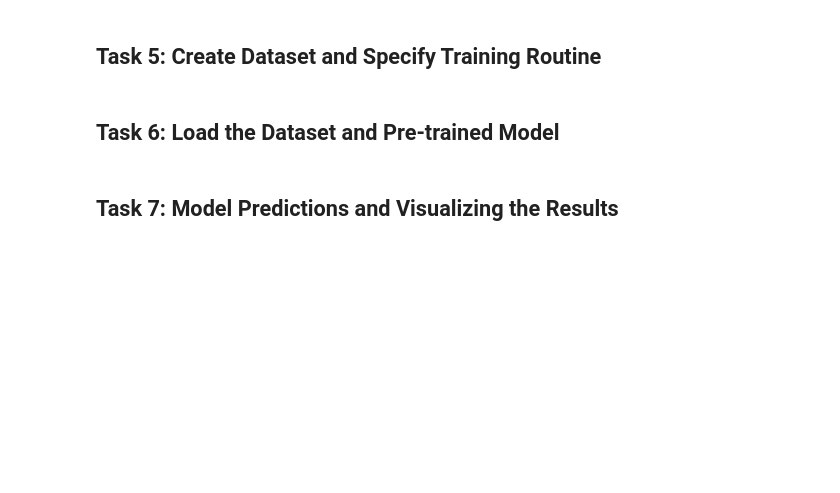
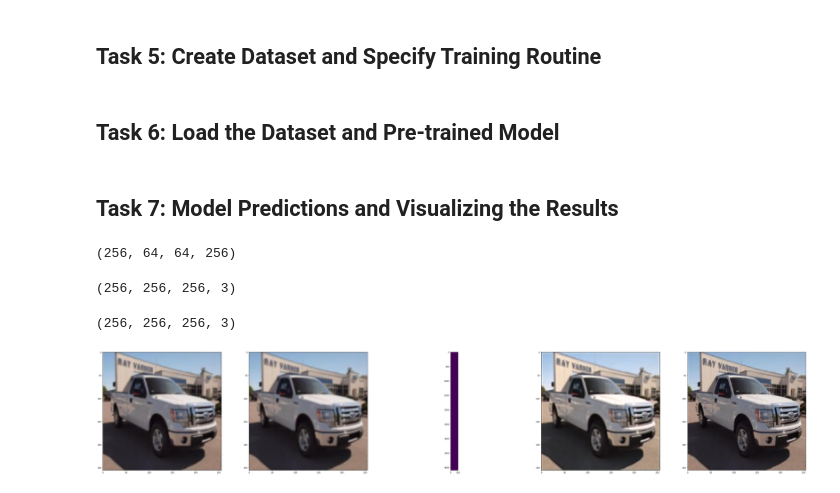
Before and after one commit to amin2997/Image-Super-Resolution-Using-Autoencoders, a Jupyter notebook: Learner_Notebook_Image_Super_Resolution.ipynb, the cells around one changed output. Drawn from its saved outputs; the diff is of its cells as text; code cells hidden in the pictures; blank space fills up the shorter version.

Commit message:
completed training and visualize output

```diff
--- a/Learner_Notebook_Image_Super_Resolution.ipynb
+++ b/Learner_Notebook_Image_Super_Resolution.ipynb
@@ -210,2 +214,51 @@ def train_batches(just_load_dataset=False):
 # %% [markdown]
 ## Task 7: Model Predictions and Visualizing the Results
+# %%
+encoder.load_weights(r'/home/rhyme/Desktop/Project/data/encoder_weights.hdf5')
+# %%
+encoded_imgs = encoder.predict(x_train_down)
+# %%
+encoded_imgs.shape # 256 batch of encoded representation
+# %% [output]
+(256, 64, 64, 256)
+# %%
+# clip the output between 0 and 1 to ensure output don't contain wired colors
+sr1 = np.clip(autoencoder.predict(x_train_down), 0.0, 1.0)
+# %% [output]
+(256, 256, 256, 3)
+# %%
+sr1.shape
+# %% [output]
+(256, 256, 256, 3)
+# %%
+image_index = np.random.randint(0, 256)
+# %%
+# orginal input source low res image
+plt.figure(figsize=(128, 128))
+i=1
+ax = plt.subplot(10,10, i)
+plt.imshow(x_train_down[image_index])
+
+# orginal input with bicubic smoothing.
+i += 1
+ax = plt.subplot(10,10, i)
+plt.imshow(x_train_down[image_index], interpolation='bicubic')
+
+# network encoded representation
+i += 1
+ax = plt.subplot(10, 10, i)
+plt.imshow( encoded_imgs[image_index].reshape((64*64, 256)) )
+
+# super reslution recontruction that was done by the network.
+i += 1
+ax = plt.subplot(10, 10, i)
+plt.imshow( sr1[image_index] )
+
+# ground truth high res image
+i += 1
+ax = plt.subplot(10, 10, i)
+plt.imshow( x_train_n[image_index] )
+
+plt.show()
+# %% [output]
+[figure, added]
```
Also changed, not shown: parts of 3 cells of this notebook.
